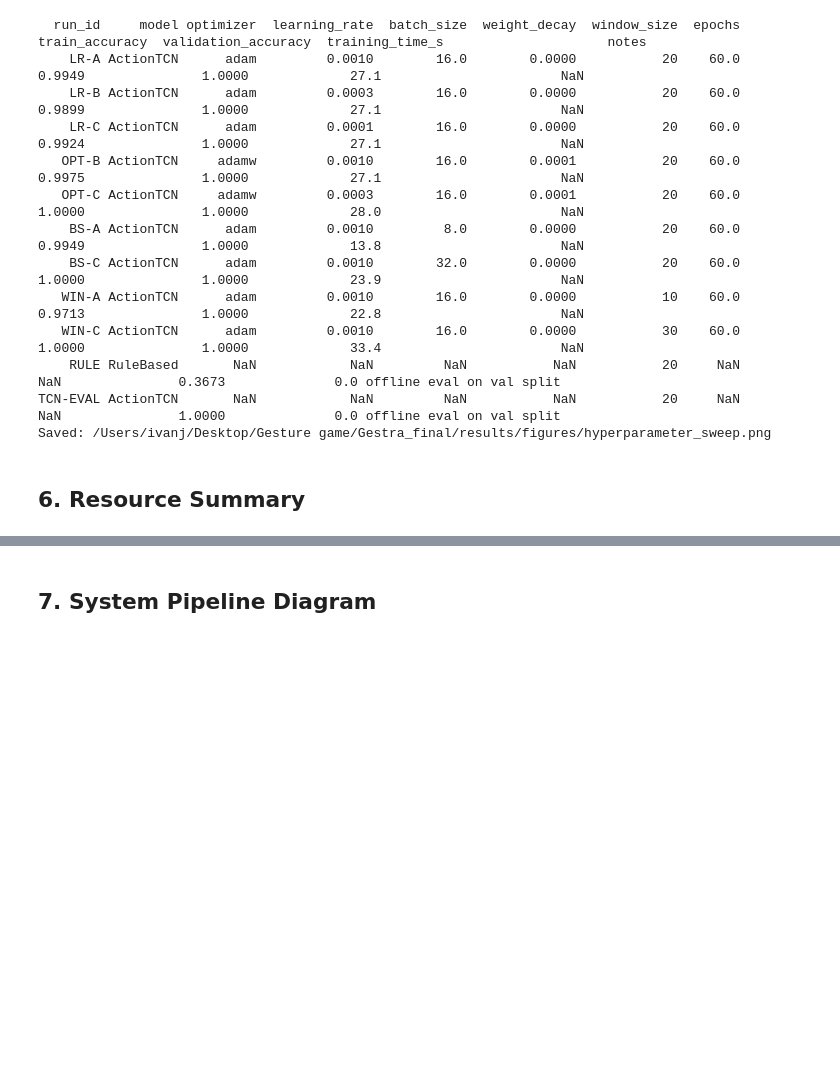
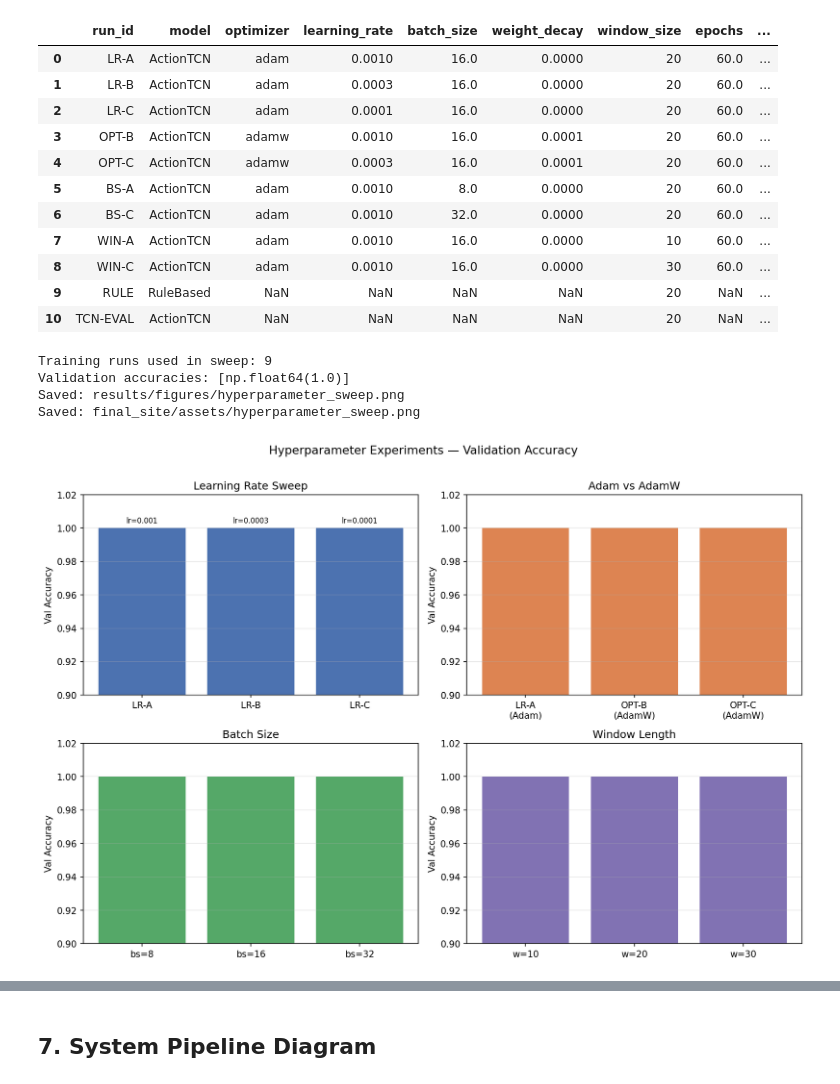
Before and after one commit to beenbeenp/Gestra_final, a Jupyter notebook: notebooks/reproduce_figures.ipynb, the cells around one changed output, grey strips where cells are left out. Saved outputs shown, nothing was run; the diff lists cells and outputs as text; code cells hidden in the pictures; blank space fills up the shorter version.

```diff
--- a/notebooks/reproduce_figures.ipynb
+++ b/notebooks/reproduce_figures.ipynb
@@ -256,78 +255,67 @@ Saved: /Users/ivanj/Desktop/Gesture game/Gestra_final/results/figures/rule_vs_tc
 # %%
 csv_path = PROJECT_ROOT / "results" / "experiment_log.csv"
 df = pd.read_csv(csv_path)
-print(df.to_string(index=False))
+display(df)
 
-# Filter to training runs only (exclude RULE and TCN-EVAL)
 train_df = df[df["model"] == "ActionTCN"].copy()
 train_df = train_df[train_df["run_id"].str.startswith(("LR-", "OPT-", "BS-", "WIN-"))].copy()
+print("Training runs used in sweep:", len(train_df))
+print("Validation accuracies:", sorted(train_df["validation_accuracy"].unique()))
 
 fig, axes = plt.subplots(2, 2, figsize=(12, 8))
 
-# LR sweep
 lr_df = train_df[train_df["run_id"].str.startswith("LR-")]
 axes[0, 0].bar(lr_df["run_id"], lr_df["validation_accuracy"].astype(float), color="#4C72B0")
 axes[0, 0].set_title("Learning Rate Sweep")
 axes[0, 0].set_ylabel("Val Accuracy")
 axes[0, 0].set_ylim(0.9, 1.02)
-for i, row in lr_df.iterrows():
-    axes[0, 0].text(list(lr_df["run_id"]).index(row["run_id"]), float(row["validation_accuracy"]) + 0.003,
-                     f"lr={row['learning_rate']}", ha="center", fontsize=8)
+for pos, (_, row) in enumerate(lr_df.iterrows()):
+    axes[0, 0].text(pos, float(row["validation_accuracy"]) + 0.003,
+                    f"lr={row['learning_rate']}", ha="center", fontsize=8)
 
-# Optimizer comparison
-opt_df = train_df[train_df["run_id"].str.startswith("OPT-") | (train_df["run_id"] == "LR-A")]
+opt_rows = [train_df[train_df["run_id"] == rid].iloc[0] for rid in ["LR-A", "OPT-B", "OPT-C"]]
 axes[0, 1].bar(["LR-A\n(Adam)", "OPT-B\n(AdamW)", "OPT-C\n(AdamW)"],
-               opt_df["validation_accuracy"].astype(float).values, color="#DD8452")
+               [float(r["validation_accuracy"]) for r in opt_rows], color="#DD8452")
 axes[0, 1].set_title("Adam vs AdamW")
 axes[0, 1].set_ylabel("Val Accuracy")
 axes[0, 1].set_ylim(0.9, 1.02)
 
-# Batch size
-bs_df = train_df[train_df["run_id"].str.startswith("BS-") | (train_df["run_id"] == "LR-A")]
-bs_labels = []
-bs_vals = []
-for rid in ["BS-A", "LR-A", "BS-C"]:
-    row = train_df[train_df["run_id"] == rid].iloc[0]
-    bs_labels.append(f"bs={int(row['batch_size'])}")
-    bs_vals.append(float(row["validation_accuracy"]))
-axes[1, 0].bar(bs_labels, bs_vals, color="#55A868")
+bs_rows = [train_df[train_df["run_id"] == rid].iloc[0] for rid in ["BS-A", "LR-A", "BS-C"]]
+axes[1, 0].bar([f"bs={int(r['batch_size'])}" for r in bs_rows],
+               [float(r["validation_accuracy"]) for r in bs_rows], color="#55A868")
 axes[1, 0].set_title("Batch Size")
 axes[1, 0].set_ylabel("Val Accuracy")
 axes[1, 0].set_ylim(0.9, 1.02)
 
-# Window length
-win_labels = []
-win_vals = []
-for rid in ["WIN-A", "LR-A", "WIN-C"]:
-    row = train_df[train_df["run_id"] == rid].iloc[0]
-    win_labels.append(f"w={int(row['window_size'])}")
-    win_vals.append(float(row["validation_accuracy"]))
-axes[1, 1].bar(win_labels, win_vals, color="#8172B3")
+win_rows = [train_df[train_df["run_id"] == rid].iloc[0] for rid in ["WIN-A", "LR-A", "WIN-C"]]
+axes[1, 1].bar([f"w={int(r['window_size'])}" for r in win_rows],
+               [float(r["validation_accuracy"]) for r in win_rows], color="#8172B3")
 axes[1, 1].set_title("Window Length")
 axes[1, 1].set_ylabel("Val Accuracy")
 axes[1, 1].set_ylim(0.9, 1.02)
 
 for ax in axes.flat:
     ax.grid(axis="y", alpha=0.3)
 
 plt.suptitle("Hyperparameter Experiments — Validation Accuracy", fontsize=13, y=1.01)
 plt.tight_layout()
-plt.savefig(FIGURES_DIR / "hyperparameter_sweep.png")
+save_report_figure(fig, "hyperparameter_sweep.png")
 plt.show()
-print(f"Saved: {FIGURES_DIR / 'hyperparameter_sweep.png'}")
 # %% [output]
+|  | run_id | model | optimizer | learning_rate | batch_size | weight_decay | window_size | epochs | ... |
+| 0 | LR-A | ActionTCN | adam | 0.0010 | 16.0 | 0.0000 | 20 | 60.0 | ... |
+| 1 | LR-B | ActionTCN | adam | 0.0003 | 16.0 | 0.0000 | 20 | 60.0 | ... |
+| 2 | LR-C | ActionTCN | adam | 0.0001 | 16.0 | 0.0000 | 20 | 60.0 | ... |
+| 3 | OPT-B | ActionTCN | adamw | 0.0010 | 16.0 | 0.0001 | 20 | 60.0 | ... |
+| 4 | OPT-C | ActionTCN | adamw | 0.0003 | 16.0 | 0.0001 | 20 | 60.0 | ... |
+| 5 | BS-A | ActionTCN | adam | 0.0010 | 8.0 | 0.0000 | 20 | 60.0 | ... |
+| 6 | BS-C | ActionTCN | adam | 0.0010 | 32.0 | 0.0000 | 20 | 60.0 | ... |
+| 7 | WIN-A | ActionTCN | adam | 0.0010 | 16.0 | 0.0000 | 10 | 60.0 | ... |
+| 8 | WIN-C | ActionTCN | adam | 0.0010 | 16.0 | 0.0000 | 30 | 60.0 | ... |
+| 9 | RULE | RuleBased | NaN | NaN | NaN | NaN | 20 | NaN | ... |
+| 10 | TCN-EVAL | ActionTCN | NaN | NaN | NaN | NaN | 20 | NaN | ... |
-  run_id     model optimizer  learning_rate  batch_size  weight_decay  window_size  epochs  train_accuracy  validation_accuracy  training_time_s                     notes
-    LR-A ActionTCN      adam         0.0010        16.0        0.0000           20    60.0          0.9949               1.0000             27.1                       NaN
-    LR-B ActionTCN      adam         0.0003        16.0        0.0000           20    60.0          0.9899               1.0000             27.1                       NaN
-    LR-C ActionTCN      adam         0.0001        16.0        0.0000           20    60.0          0.9924               1.0000             27.1                       NaN
-   OPT-B ActionTCN     adamw         0.0010        16.0        0.0001           20    60.0          0.9975               1.0000             27.1                       NaN
-   OPT-C ActionTCN     adamw         0.0003        16.0        0.0001           20    60.0          1.0000               1.0000             28.0                       NaN
-    BS-A ActionTCN      adam         0.0010         8.0        0.0000           20    60.0          0.9949               1.0000             13.8                       NaN
-    BS-C ActionTCN      adam         0.0010        32.0        0.0000           20    60.0          1.0000               1.0000             23.9                       NaN
-   WIN-A ActionTCN      adam         0.0010        16.0        0.0000           10    60.0          0.9713               1.0000             22.8                       NaN
-   WIN-C ActionTCN      adam         0.0010        16.0        0.0000           30    60.0          1.0000               1.0000             33.4                       NaN
-    RULE RuleBased       NaN            NaN         NaN           NaN           20     NaN             NaN               0.3673              0.0 offline eval on val split
-TCN-EVAL ActionTCN       NaN            NaN         NaN           NaN           20     NaN             NaN               1.0000              0.0 offline eval on val split
-Saved: /Users/ivanj/Desktop/Gesture game/Gestra_final/results/figures/hyperparameter_sweep.png
+Training runs used in sweep: 9
+Validation accuracies: [np.float64(1.0)]
+Saved: results/figures/hyperparameter_sweep.png
+Saved: final_site/assets/hyperparameter_sweep.png
+[figure, added]
-# %% [markdown]
-## 6. Resource Summary
```
Also changed, not shown: parts of 24 cells of this notebook, 14 other files.
